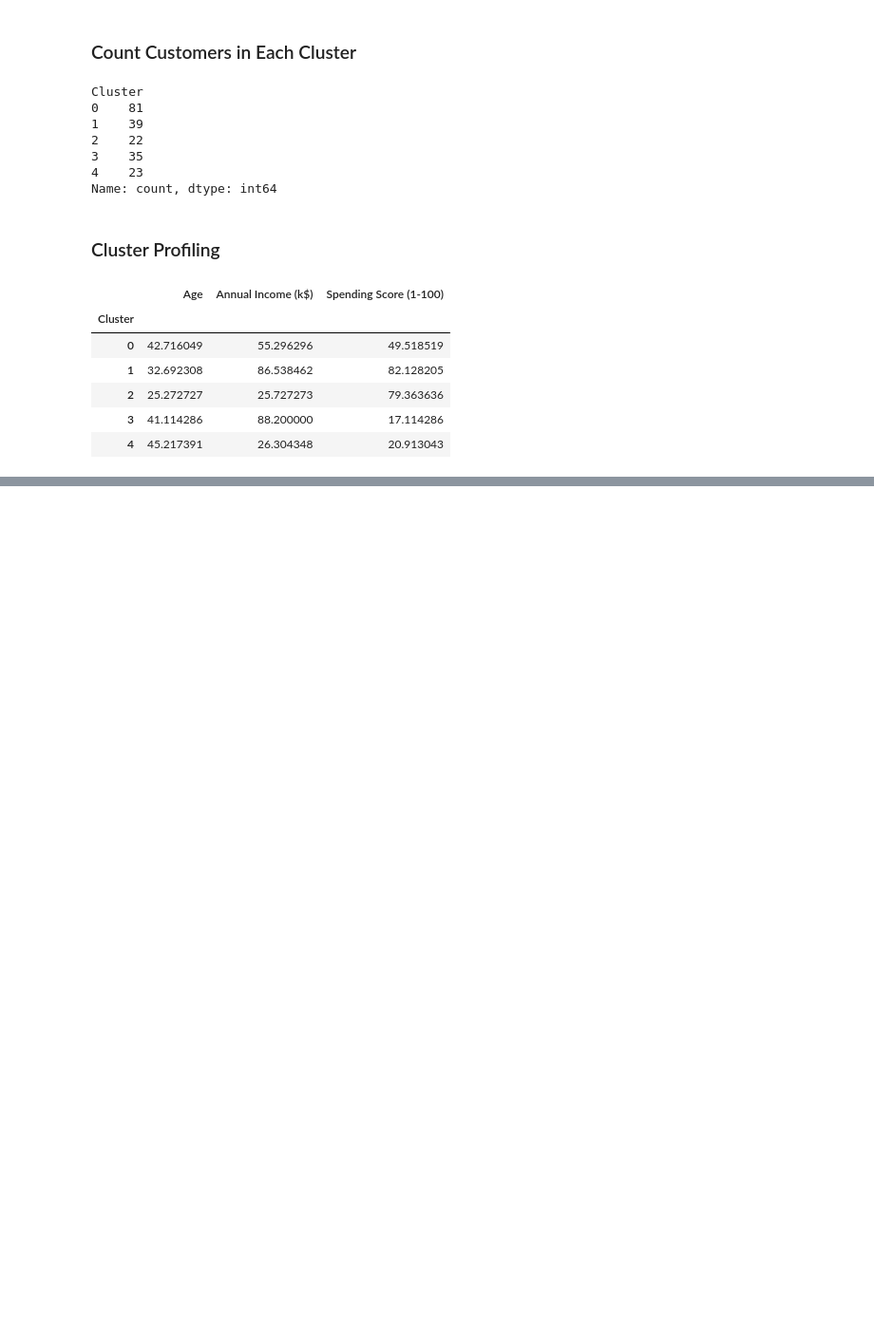
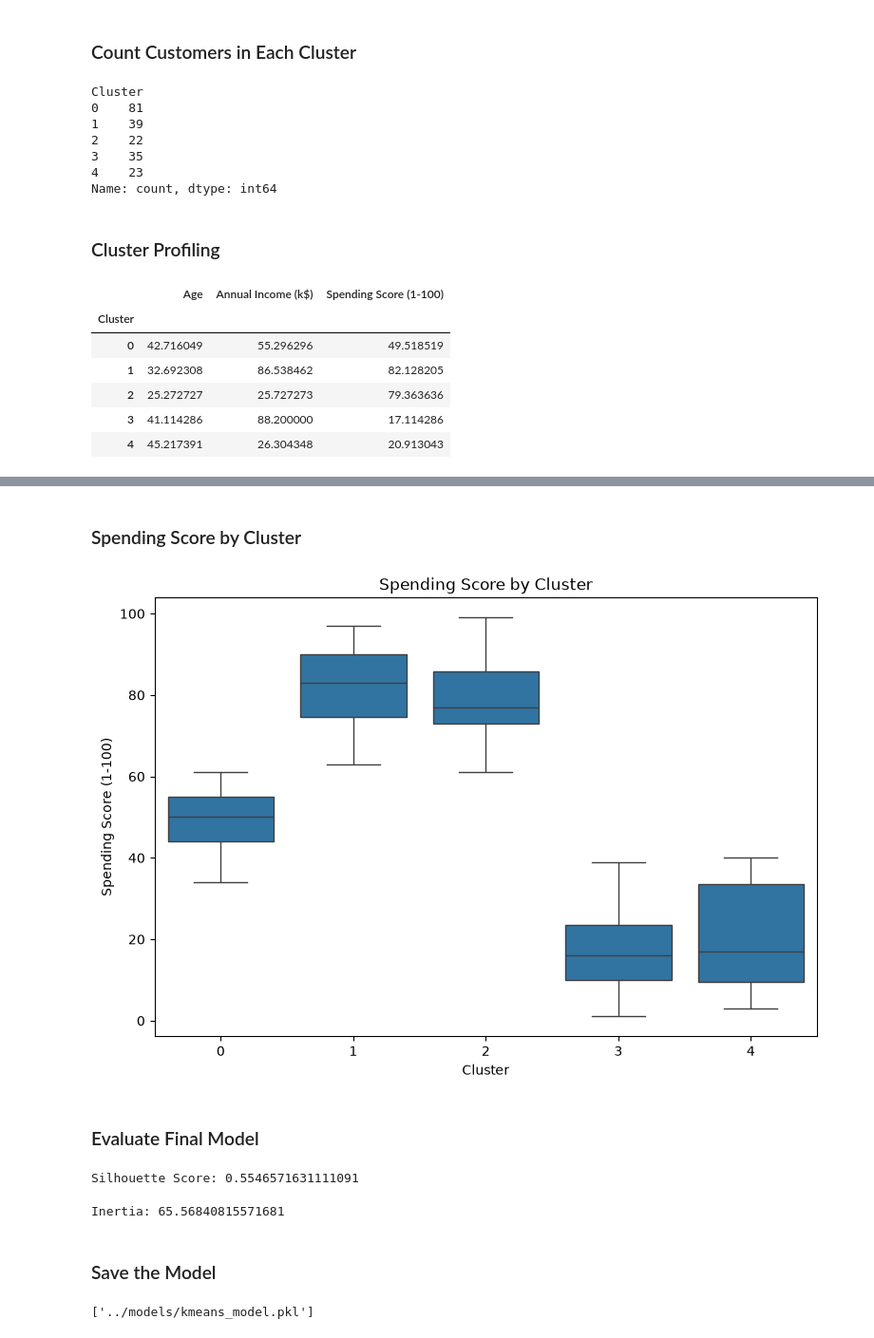
Before and after one commit to Niraj7272/customer_segmentation_K-Means, a Jupyter notebook: notebooks/01_customer_segmentation.ipynb, the cells around one changed output, grey strips where cells are left out. Shown at 95% size. Saved outputs shown, nothing was run; the diff lists cells and outputs as text; code cells hidden in the pictures; blank space fills up the shorter version.

```diff
--- a/notebooks/01_customer_segmentation.ipynb
+++ b/notebooks/01_customer_segmentation.ipynb
@@ -399,0 +458,33 @@ cluster_profile
+# %% [markdown]
+### Spending Score by Cluster
+# %%
+plt.figure(figsize=(9, 6))
+sns.boxplot(
+    data=df,
+    x="Cluster",
+    y="Spending Score (1-100)"
+)
+plt.title("Spending Score by Cluster")
+plt.show()
+# %% [output]
+[figure, added]
+# %% [markdown]
+### Evaluate Final Model
+# %%
+final_silhouette = silhouette_score(
+    X_scaled,
+    clusters
+)
+print("Silhouette Score:", final_silhouette)
+# %% [output]
+Silhouette Score: 0.5546571631111091
+# %%
+print("Inertia:", kmeans.inertia_)
+# %% [output]
+Inertia: 65.56840815571681
+# %% [markdown]
+### Save the Model
+# %%
+joblib.dump(kmeans,"../models/kmeans_model.pkl")
+# %% [output]
+['../models/kmeans_model.pkl']
```
Also changed, not shown: parts of 14 cells of this notebook, 2 other files.
